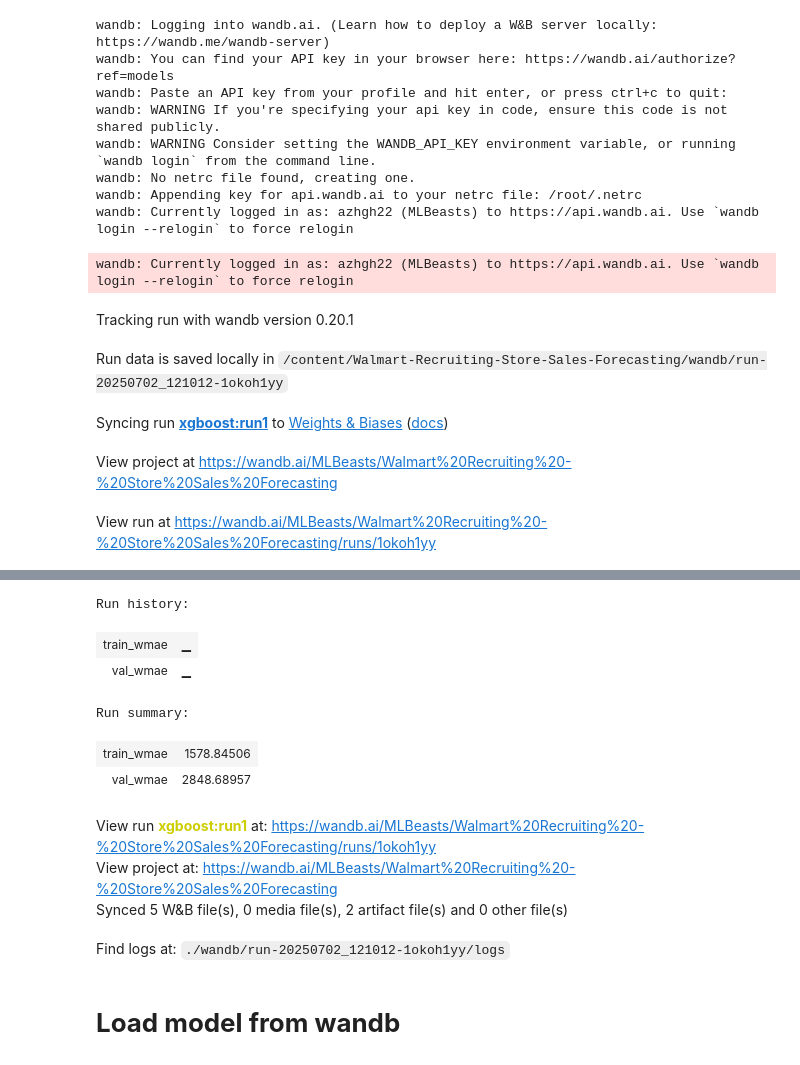
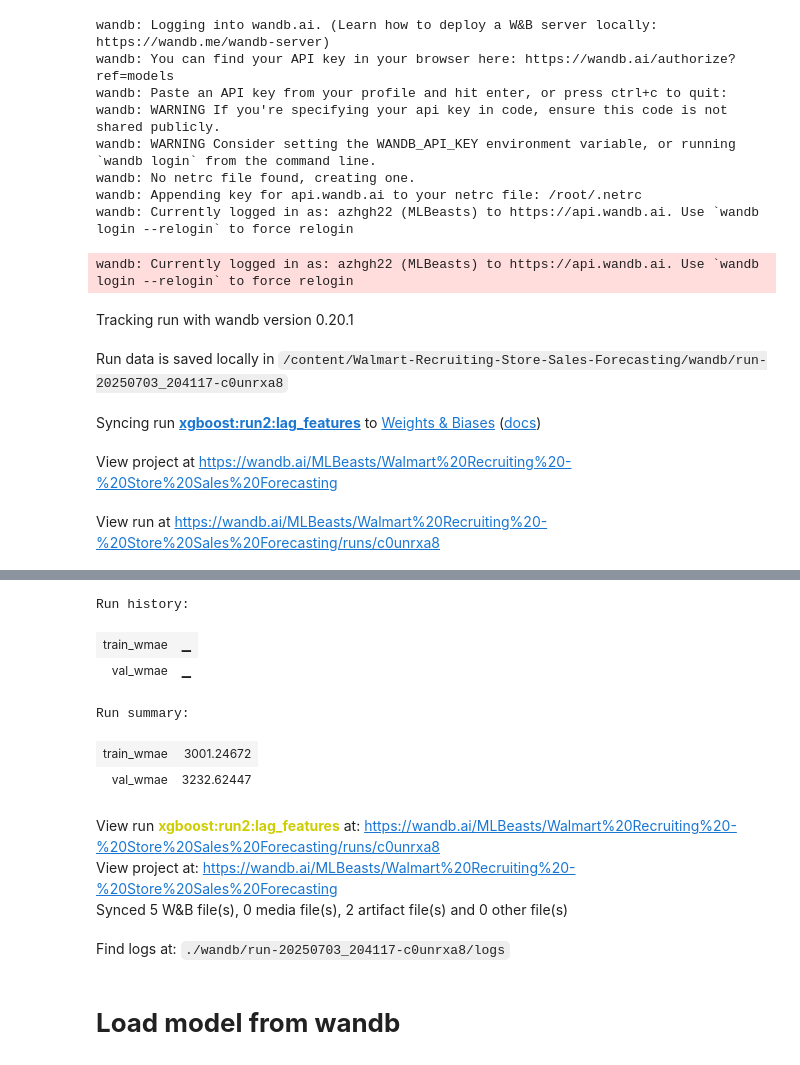
Before and after one commit to azhgh22/Walmart-Recruiting-Store-Sales-Forecasting, a Jupyter notebook: notebooks/xgboost_base_model.ipynb, the cells around one changed output, grey strips where cells are left out. Saved outputs shown, nothing was run; the diff lists cells and outputs as text; code cells hidden in the pictures.

```diff
--- a/notebooks/xgboost_base_model.ipynb
+++ b/notebooks/xgboost_base_model.ipynb
@@ -69,9 +69,9 @@ from src.time_series_split import TimeSeriesSplit
 from src.config import SPLIT_DATE
 merged_train.Date = pd.to_datetime(merged_train.Date)
 x_train, x_val = TimeSeriesSplit(SPLIT_DATE).split(merged_train)
-for i in range(1,3):
-  x_train[f'shift{i}'] = x_train.groupby(['Store', 'Dept'])['Weekly_Sales'].shift(i)
-  x_val[f'shift{i}'] = x_val.groupby(['Store', 'Dept'])['Weekly_Sales'].shift(i)
+# for i in range(1,3):
+#   x_train[f'shift{i}'] = x_train.groupby(['Store', 'Dept'])['Weekly_Sales'].shift(i)
+#   x_val[f'shift{i}'] = x_val.groupby(['Store', 'Dept'])['Weekly_Sales'].shift(i)
 
 y_train = x_train.pop('Weekly_Sales')
 y_val = x_val.pop('Weekly_Sales')
@@ -401,8 +446,13 @@ wandb: Currently logged in as: azhgh22 (MLBeasts) to https://api.wandb.ai. Use `
 import wandb
 import joblib
 
-joblib.dump(model, "xgb_pipeline.pkl")
-wandb.init(project="Walmart Recruiting - Store Sales Forecasting", name="xgboost:run1")
+y = merged_train['Weekly_Sales'].copy()
+x = merged_train.drop(columns=['Weekly_Sales'])
+
+fin_model = pipeline.fit(x,y)
+
+joblib.dump(model, "xgb_pipeline_lags.pkl")
+wandb.init(project="Walmart Recruiting - Store Sales Forecasting", name="xgboost:run2:lag_features")
 
 wandb.config.update({
     'merge1' : 'train, store, how=left, on=Store',
@@ -410,14 +460,11 @@ wandb.config.update({
     'merged_tables' : ['train','stores','features'],
     'time_features' : [
         'DateDummy', 'Month', 'Year',
-        'WeekOfYear', 'Is_Christmas', 'Is_LaborDay', 'Is_Thanksgiving',
-        'Is_SuperBowl', 'Days_until_next_holiday', 'Days_since_last_holiday',
-        'week_sin', 'week_cos', 'month_sin', 'month_cos',
-        'Days_until_next_Christmas', 'Days_since_last_Christmas',
-        'Days_until_next_LaborDay', 'Days_since_last_LaborDay',
-        'Days_until_next_Thanksgiving', 'Days_since_last_Thanksgiving',
-        'Days_until_next_SuperBowl', 'Days_since_last_SuperBowl'
+       'WeekOfYear', 'week_sin', 'week_cos', 'month_sin', 'month_cos'
     ],
+    'lags' : 2,
+    'add_dummy_date' : True,
+    'start_date' : '2010-02-05',
     'score_metric' : 'WMAE',
     'score_policy' : {
         'weight on holidays' : 5,
@@ -427,45 +474,45 @@ wandb.config.update({
     'n_estimators' : 1000,
     'learning_rate' : 0.1,
     'max_depth' : 7,
-    'reg_lambda' : 3,
-    'min_split_loss' : 100,
+    'reg_lambda' : 1000,
+    # 'min_split_loss' : 100,
     'objective' : 'reg:squarederror',
 })
 
 wandb.log({
     'train_wmae': train_score,
     'val_wmae': val_score
 })
 
 
 artifact = wandb.Artifact(
     name="xgb_pipeline",
     type="model",
     description="XGBoost pipeline with Date engineering and imputing"
 )
 
-artifact.add_file("xgb_pipeline.pkl")
+artifact.add_file("xgb_pipeline_lags.pkl")
 wandb.log_artifact(artifact)
 
 wandb.finish()
 # %% [output]
 wandb: Currently logged in as: azhgh22 (MLBeasts) to https://api.wandb.ai. Use `wandb login --relogin` to force relogin
 Tracking run with wandb version 0.20.1
-Run data is saved locally in /content/Walmart-Recruiting-Store-Sales-Forecasting/wandb/run-20250702_121012-1okoh1yy
+Run data is saved locally in /content/Walmart-Recruiting-Store-Sales-Forecasting/wandb/run-20250703_204117-c0unrxa8
-Syncing run xgboost:run1 to Weights & Biases (docs)
+Syncing run xgboost:run2:lag_features to Weights & Biases (docs)
 View project at https://wandb.ai/MLBeasts/Walmart%20Recruiting%20-%20Store%20Sales%20Forecasting
-View run at https://wandb.ai/MLBeasts/Walmart%20Recruiting%20-%20Store%20Sales%20Forecasting/runs/1okoh1yy
+View run at https://wandb.ai/MLBeasts/Walmart%20Recruiting%20-%20Store%20Sales%20Forecasting/runs/c0unrxa8
 [interactive output not drawn]
 Run history:
 | train_wmae | ▁ |
 | val_wmae | ▁ |
 Run summary:
-| train_wmae | 1578.84506 |
-| val_wmae | 2848.68957 |
+| train_wmae | 3001.24672 |
+| val_wmae | 3232.62447 |
-View run xgboost:run1 at: https://wandb.ai/MLBeasts/Walmart%20Recruiting%20-%20Store%20Sales%20Forecasting/runs/1okoh1yy
+View run xgboost:run2:lag_features at: https://wandb.ai/MLBeasts/Walmart%20Recruiting%20-%20Store%20Sales%20Forecasting/runs/c0unrxa8
 View project at: https://wandb.ai/MLBeasts/Walmart%20Recruiting%20-%20Store%20Sales%20Forecasting
 Synced 5 W&B file(s), 0 media file(s), 2 artifact file(s) and 0 other file(s)
-Find logs at: ./wandb/run-20250702_121012-1okoh1yy/logs
+Find logs at: ./wandb/run-20250703_204117-c0unrxa8/logs
 # %% [markdown]
 # **Load model from wandb**
 # %%
```
Also changed, not shown: parts of 20 cells of this notebook.
